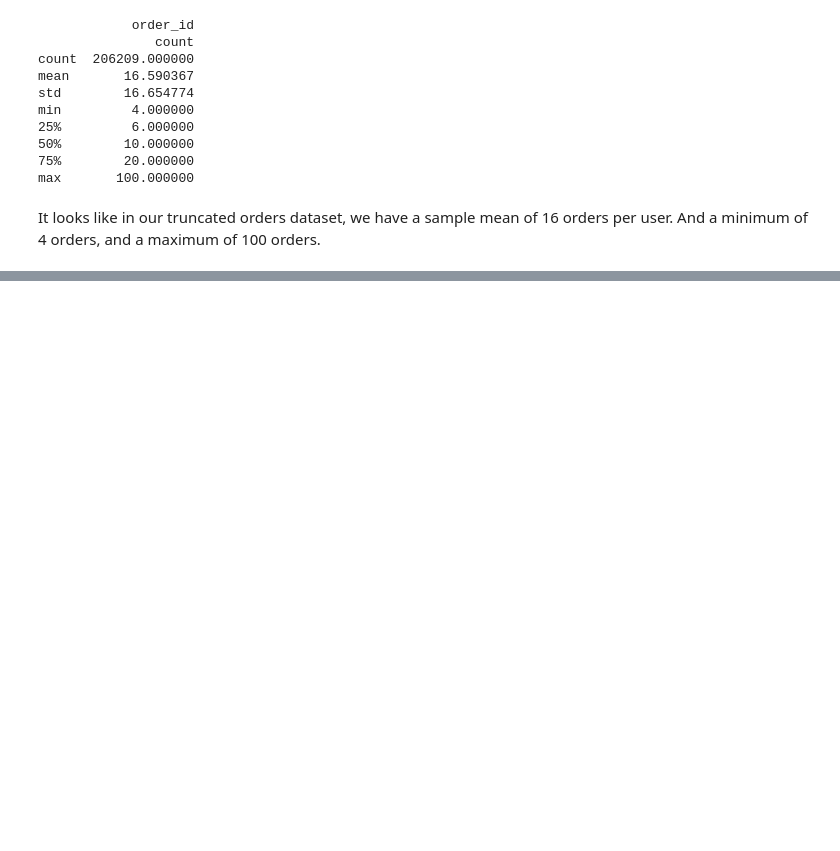
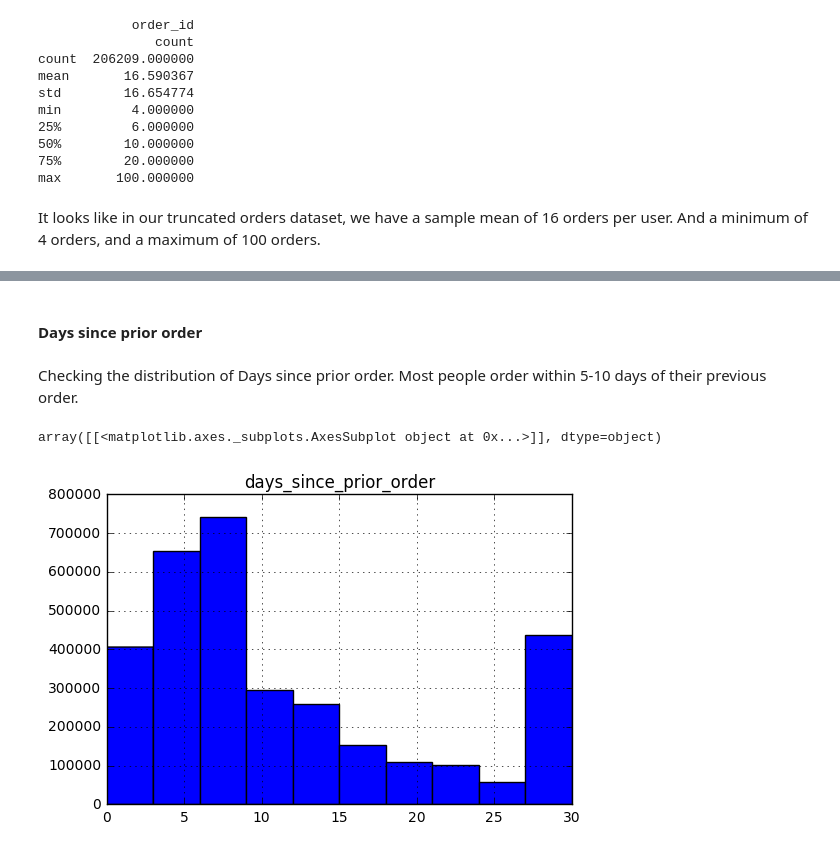
Before and after one commit to AditiKhullar/W207-InstacartKaggle, a Jupyter notebook: BasicEDA.ipynb, the cells around one changed output, grey strips where cells are left out. Saved outputs shown, nothing was run; the diff lists cells and outputs as text; code cells hidden in the pictures; blank space fills up the shorter version.

```diff
--- a/BasicEDA.ipynb
+++ b/BasicEDA.ipynb
@@ -290,0 +313,9 @@ It looks like in our truncated orders dataset, we have a sample mean of 16 order
+# %% [markdown]
+#### Days since prior order
+# %% [markdown]
+Checking the distribution of Days since prior order. Most people order within 5-10 days of their previous order.
+# %%
+orders.hist(column='days_since_prior_order')
+# %% [output]
+array([[<matplotlib.axes._subplots.AxesSubplot object at 0x...>]], dtype=object)
+[figure, added]
```
Also changed, not shown: parts of 13 cells of this notebook, 1 other file.
